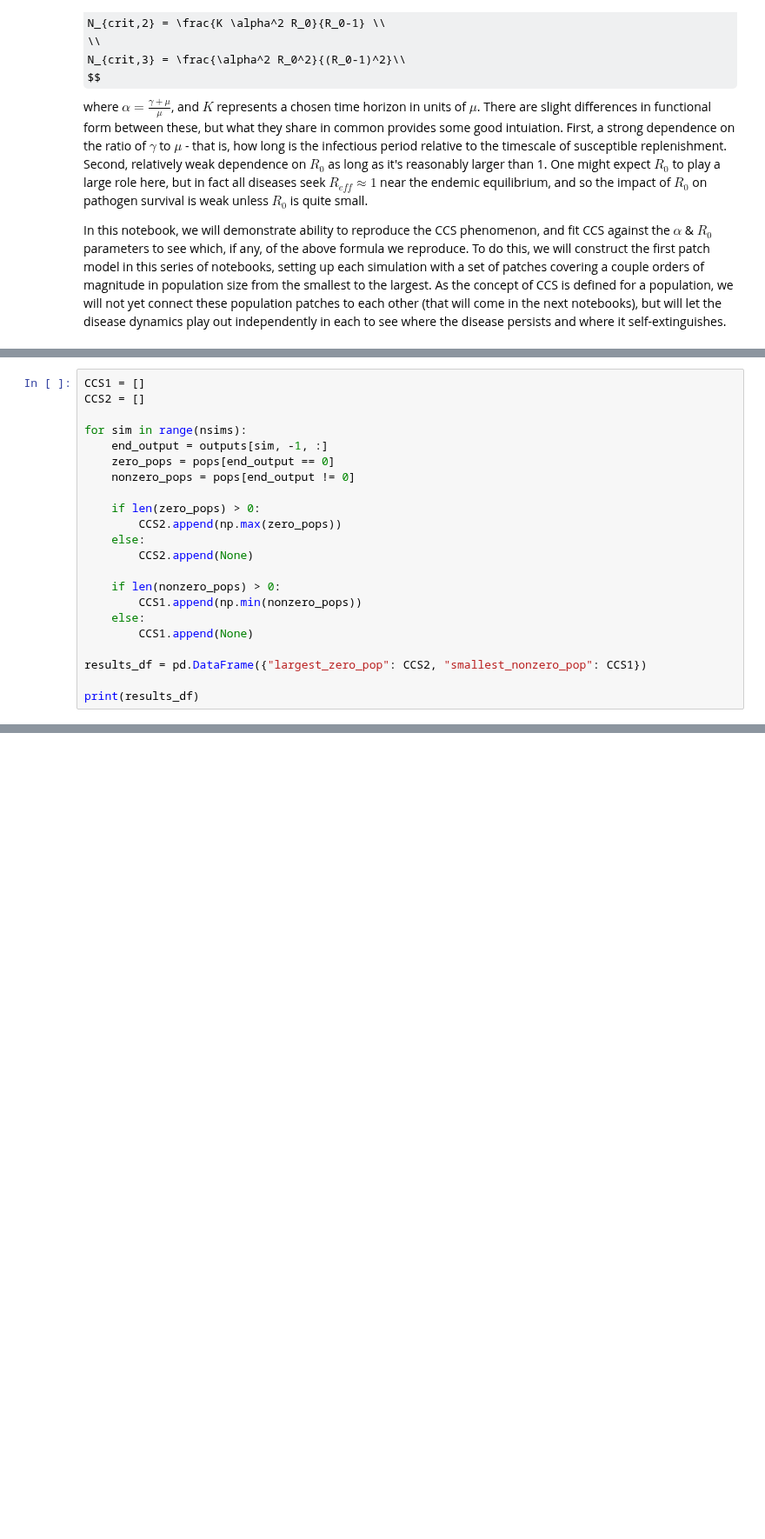
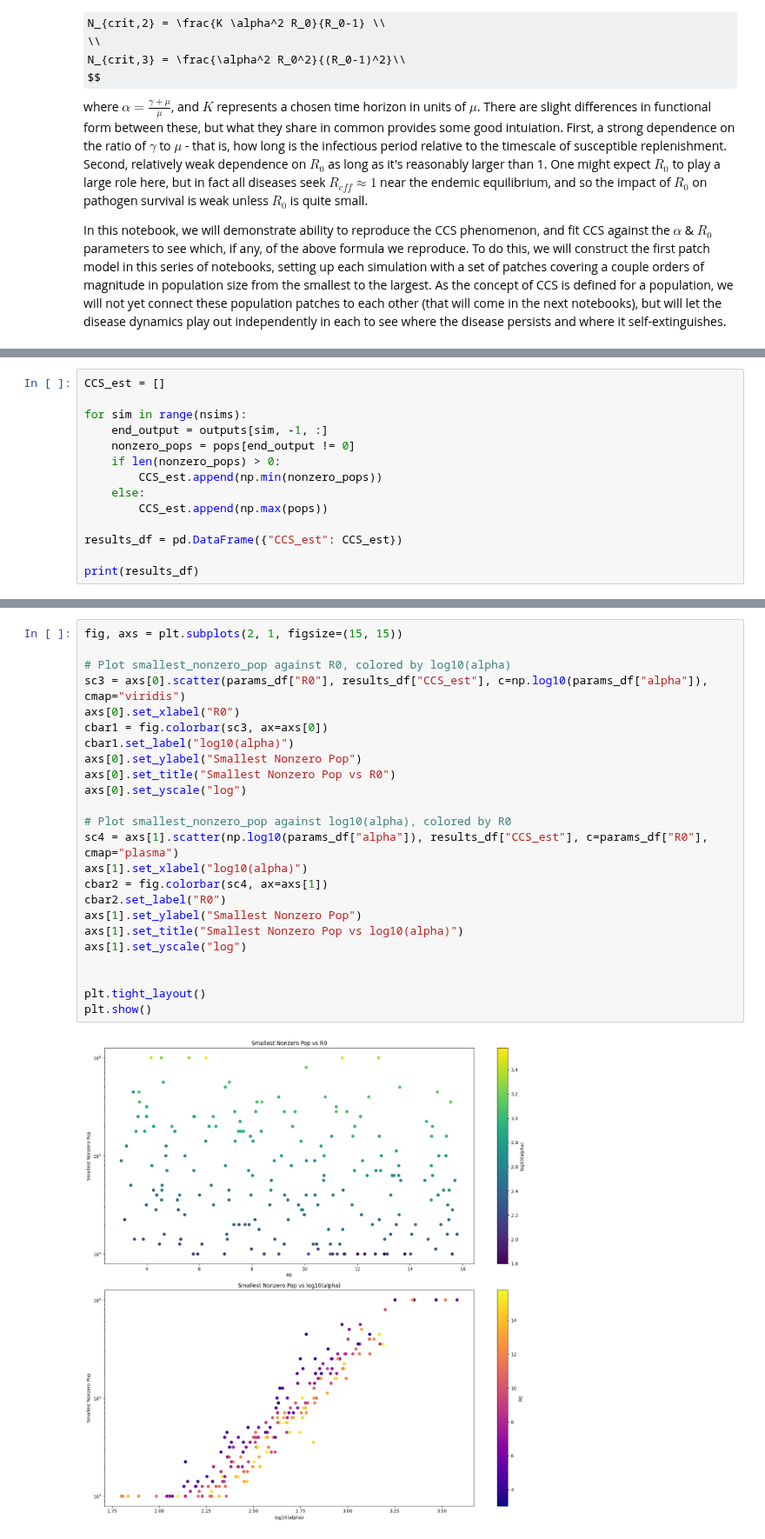
Before and after one commit to laser-base/laser-generic, a Jupyter notebook: docs/tutorials/notebooks/07_SIR_CCS.ipynb, the cells around one changed output, grey strips where cells are left out. Shown at 87% size. Drawn from its saved outputs; the diff is of its cells as text; some formulas as TeX source; blank space fills up the shorter version.

```diff
--- a/docs/tutorials/notebooks/07_SIR_CCS.ipynb
+++ b/docs/tutorials/notebooks/07_SIR_CCS.ipynb
@@ -192,22 +196,14 @@ FileNotFoundError: [Errno 2] No such file or directory: '/Users/christopherlorto
 # %%
-CCS1 = []
-CCS2 = []
+CCS_est = []
 
 for sim in range(nsims):
     end_output = outputs[sim, -1, :]
-    zero_pops = pops[end_output == 0]
     nonzero_pops = pops[end_output != 0]
+    if len(nonzero_pops) > 0:
+        CCS_est.append(np.min(nonzero_pops))
+    else:
+        CCS_est.append(np.max(pops))
 
-    if len(zero_pops) > 0:
-        CCS2.append(np.max(zero_pops))
-    else:
-        CCS2.append(None)
-
-    if len(nonzero_pops) > 0:
-        CCS1.append(np.min(nonzero_pops))
-    else:
-        CCS1.append(None)
-
-results_df = pd.DataFrame({"largest_zero_pop": CCS2, "smallest_nonzero_pop": CCS1})
+results_df = pd.DataFrame({"CCS_est": CCS_est})
 
 print(results_df)
@@ -281,0 +225,26 @@ plt.show()
+# %%
+fig, axs = plt.subplots(2, 1, figsize=(15, 15))
+
+# Plot smallest_nonzero_pop against R0, colored by log10(alpha)
+sc3 = axs[0].scatter(params_df["R0"], results_df["CCS_est"], c=np.log10(params_df["alpha"]), cmap="viridis")
+axs[0].set_xlabel("R0")
+cbar1 = fig.colorbar(sc3, ax=axs[0])
+cbar1.set_label("log10(alpha)")
+axs[0].set_ylabel("Smallest Nonzero Pop")
+axs[0].set_title("Smallest Nonzero Pop vs R0")
+axs[0].set_yscale("log")
+
+# Plot smallest_nonzero_pop against log10(alpha), colored by R0
+sc4 = axs[1].scatter(np.log10(params_df["alpha"]), results_df["CCS_est"], c=params_df["R0"], cmap="plasma")
+axs[1].set_xlabel("log10(alpha)")
+cbar2 = fig.colorbar(sc4, ax=axs[1])
+cbar2.set_label("R0")
+axs[1].set_ylabel("Smallest Nonzero Pop")
+axs[1].set_title("Smallest Nonzero Pop vs log10(alpha)")
+axs[1].set_yscale("log")
+
+
+plt.tight_layout()
+plt.show()
+# %% [output]
+[figure, added]
```
Also changed, not shown: parts of 18 cells of this notebook, 1 other file.
